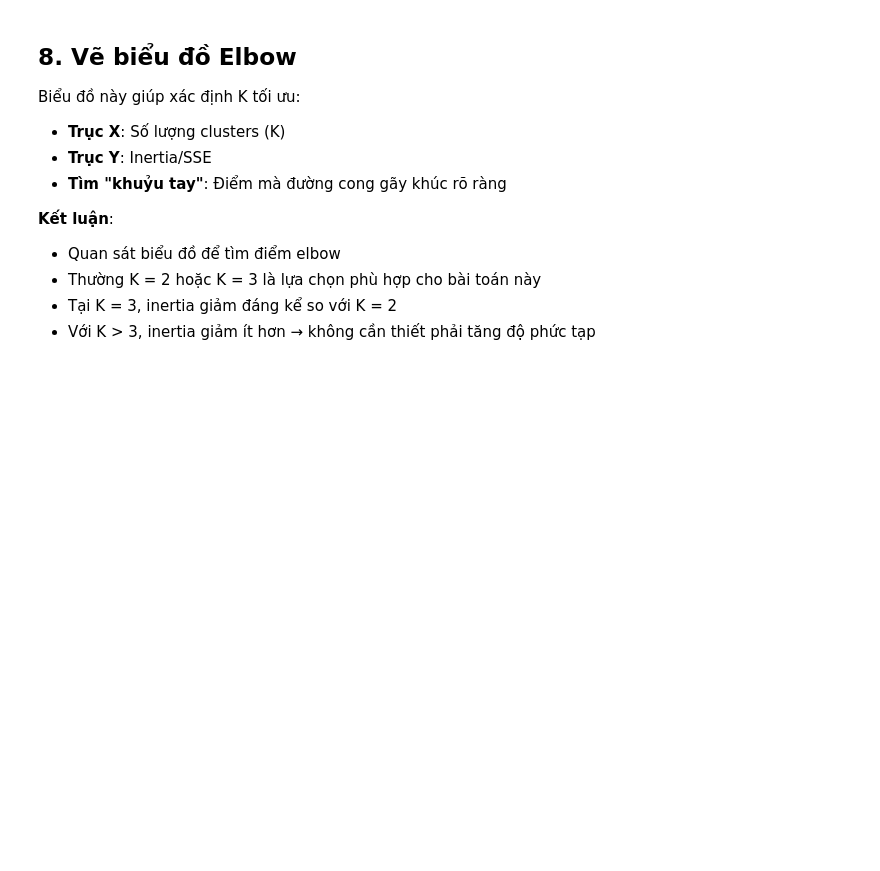
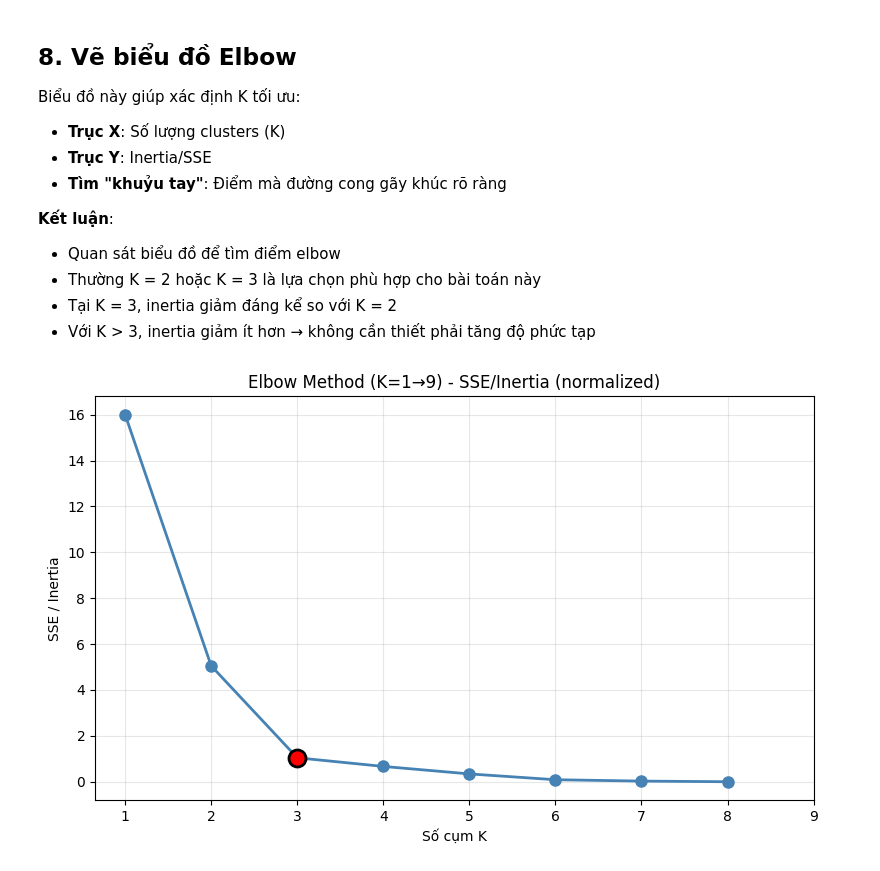
Before and after one commit to GiaLuat2004/AI-course-UTH, a Jupyter notebook: KMeans_BT05.ipynb, the cells around one changed output. Cells and saved outputs as stored; diff of their text form; code cells hidden in the pictures; blank space fills up the shorter version.

```diff
--- a/KMeans_BT05.ipynb
+++ b/KMeans_BT05.ipynb
@@ -365,22 +469,21 @@ inertias = []
 
 n_points = X_std.shape[0]  # Số điểm dữ liệu (8 điểm)
 
+print("="*70)
+print("ELBOW METHOD - Tính Inertia cho K từ 1 đến 9")
+print("="*70)
+
 for k in Ks:
     if k > n_points:
         # K > số điểm → không hợp lệ, gán NaN
+        print(f"K={k}: không hợp lệ (K > số điểm n={n_points})")
         inertias.append(np.nan)
         continue
 
-    # Chạy K-means và lưu inertia
-    _, _, sse, _ = kmeans_fit(X_std, k=k, n_init=30, max_iter=300, tol=1e-8, random_state=7)
-    inertias.append(sse)
+    # Chạy K-means với verbose=False để không hiển thị chi tiết
+    km = KMeansScratch(k=k, max_iters=300, tol=1e-8, random_state=42, verbose=False)
+    km.fit(X_std)
+    inertias.append(km.inertia_)
+    print(f"K={k}: Inertia = {km.inertia_:.6f}")
 
-# In bảng kết quả
-print("\n" + "=" * 70)
-print("ELBOW METHOD (K=1→9) - SSE/INERTIA (trên dữ liệu chuẩn hóa)")
-print("=" * 70)
-for k, sse in zip(Ks, inertias):
-    if np.isnan(sse):
-        print(f"K={k}: không hợp lệ (K > số điểm)")
-    else:
-        print(f"K={k}: {sse:.6f}")
+print("="*70)
@@ -400,25 +516,28 @@ Biểu đồ này giúp xác định K tối ưu:
 # %%
 # Vẽ biểu đồ Elbow
 plt.figure(figsize=(8, 5))
 plt.plot(Ks, inertias, marker="o", linewidth=2, markersize=8, color='steelblue')
 
 # Đánh dấu điểm K=3 (thường là elbow point)
 valid_k3_idx = Ks.index(3)
 plt.scatter([3], [inertias[valid_k3_idx]], color='red', s=150, zorder=5,
            label=f'K=3 (Elbow point)', edgecolors='black', linewidths=2)
 
-plt.title("Elbow Method: Xác định K tối ưu (K=1→9)", fontsize=12, fontweight='bold')
-plt.xlabel("Số lượng Clusters (K)", fontsize=10)
-plt.ylabel("SSE / Inertia (chuẩn hóa)", fontsize=10)
-plt.grid(True, alpha=0.3)
+plt.title("Elbow Method (K=1→9) - SSE/Inertia (normalized)", fontsize=12, fontweight='bold')
+plt.xlabel("Số cụm K", fontsize=10)
+plt.ylabel("SSE / Inertia", fontsize=10)
 plt.xticks(Ks)
 plt.legend()
+plt.grid(True, alpha=0.3)
 plt.tight_layout()
 plt.show()
 
-print("\n" + "=" * 70)
-print("KẾT LUẬN:")
-print("Dựa vào biểu đồ Elbow, K tối ưu nên chọn là 3.")
-print("Tại K=3, đường cong có điểm 'khuỷu tay' rõ ràng.")
-print("Tăng K lên cao hơn không cải thiện đáng kể chất lượng clustering.")
-print("=" * 70)
+print("\n" + "="*70)
+print("📊 KẾT LUẬN:")
+print("="*70)
+print("✓ Dựa vào biểu đồ Elbow, K tối ưu nên chọn là 3.")
+print("✓ Tại K=3, đường cong có điểm 'khuỷu tay' rõ ràng.")
+print("✓ Tăng K lên cao hơn không cải thiện đáng kể chất lượng clustering.")
+print("="*70)
+# %% [output]
+[figure, added]
```
Also changed, not shown: parts of 6 cells of this notebook.
